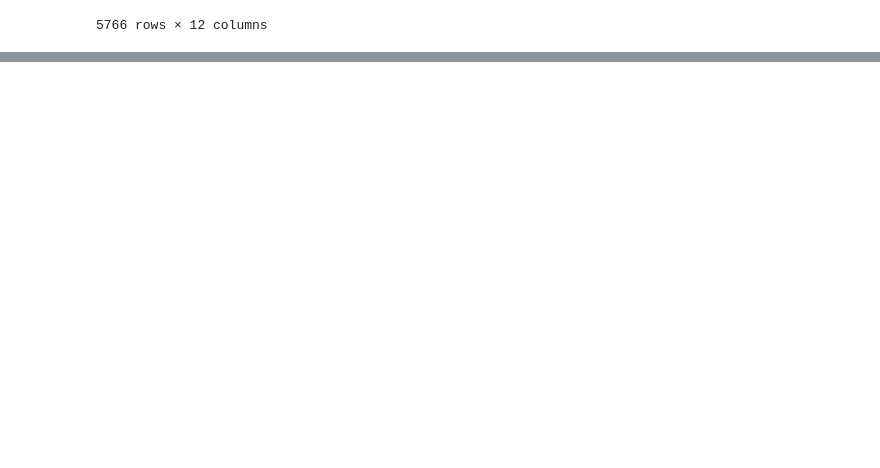
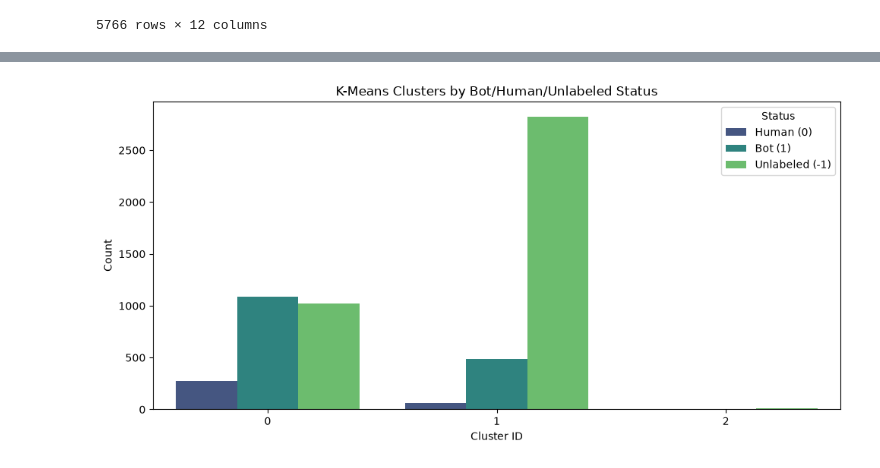
Before and after one commit to iamahnaf/Testing_model, a Jupyter notebook: Code/DataTesting.ipynb, the cells around one changed output, grey strips where cells are left out. Saved outputs shown, nothing was run; the diff lists cells and outputs as text; code cells hidden in the pictures; blank space fills up the shorter version.

Commit message:
Update with K means

```diff
--- a/Code/DataTesting.ipynb
+++ b/Code/DataTesting.ipynb
@@ -200,0 +230,28 @@ df
+# %%
+# K-Means Clustering to discover latent patterns
+from sklearn.cluster import KMeans
+from sklearn.preprocessing import StandardScaler
+from scipy.sparse import hstack
+
+# 1. Standardize numeric features
+scaler = StandardScaler()
+num_feature_cols = ['Email_len', 'has_numbers_email', 'is_free_domain', 'phone_len', 'msg_len', 'num_links', 'num_special_chars']
+X_num_scaled = scaler.fit_transform(df[num_feature_cols].fillna(0))
+
+# 2. Combine with TF-IDF text features
+X_clustering = hstack([X_text, X_num_scaled]).tocsr()
+
+# 3. Fit K-Means with K=3 clusters
+kmeans = KMeans(n_clusters=3, random_state=42, n_init=10)
+df['cluster'] = kmeans.fit_predict(X_clustering)
+
+# 4. Cross-tabulation: Clusters vs isBot labels
+label_map = {-1: "Unlabeled (-1)", 0: "Human (0)", 1: "Bot (1)"}
+cluster_crosstab = pd.crosstab(df['cluster'], df['isBot'].map(label_map), margins=True)
+print("=== Cluster vs. Label Distribution ===")
+display(cluster_crosstab)
+
+# 5. Profile each cluster with numeric feature means
+cluster_profile = df.groupby('cluster')[num_feature_cols].mean().round(2)
+print("\n=== Cluster Mean Profiles (Numeric Features) ===")
+display(cluster_profile)
@@ -201,3 +272,16 @@ df
+# %%
+# Visualize Cluster distribution by isBot status
+plt.figure(figsize=(10, 5))
+label_map = {-1: 'Unlabeled (-1)', 0: 'Human (0)', 1: 'Bot (1)'}
+sns.countplot(data=df, x='cluster', hue=df['isBot'].map(label_map), palette='viridis')
+plt.title('K-Means Clusters by Bot/Human/Unlabeled Status')
+plt.xlabel('Cluster ID')
+plt.ylabel('Count')
+plt.legend(title='Status')
+plt.tight_layout()
+plt.show()
+# %% [output]
+[figure, added]
 # %%
 #XGboost+self
 from xgboost import XGBClassifier
```
Also changed, not shown: parts of 23 cells of this notebook.
